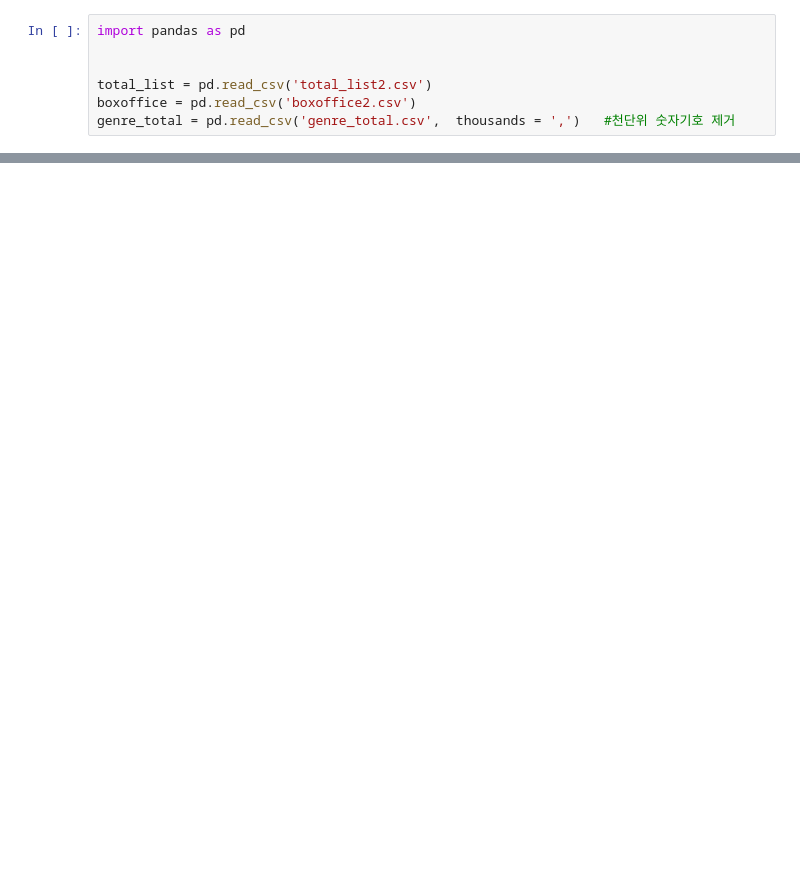
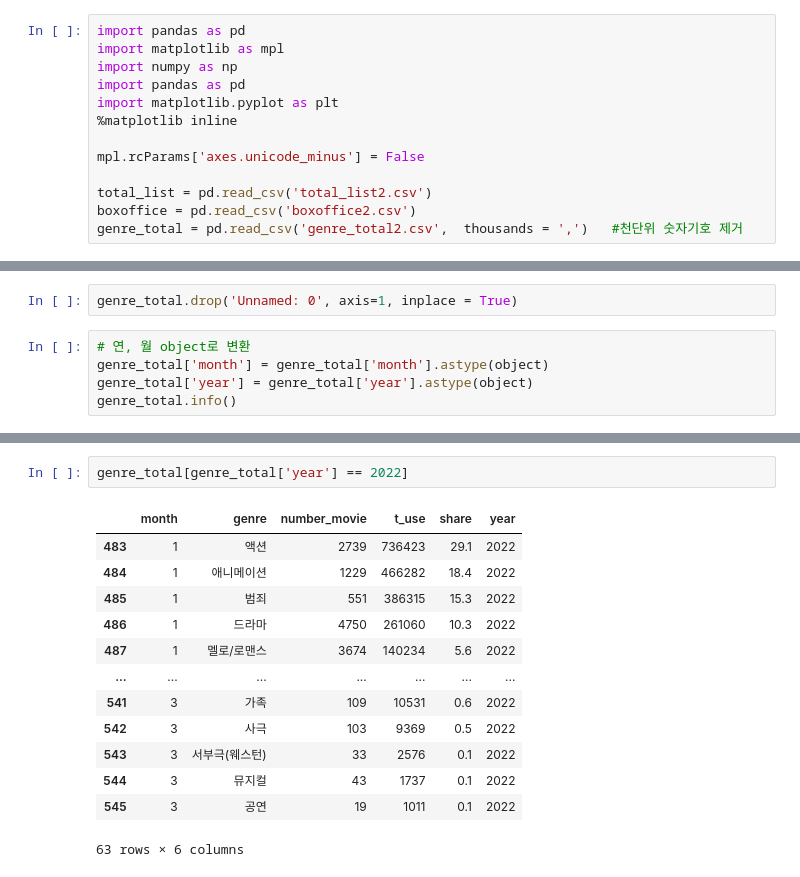
Before and after one commit to jeongmin5o/-DA-movie_covid19-analysis, a Jupyter notebook: mini_vis.ipynb, the cells around one changed output, grey strips where cells are left out. Cells and saved outputs as stored; diff of their text form; blank space fills up the shorter version.

```diff
--- a/mini_vis.ipynb
+++ b/mini_vis.ipynb
@@ -1,7 +1,13 @@
 # %%
 import pandas as pd
+import matplotlib as mpl
+import numpy as np
+import pandas as pd
+import matplotlib.pyplot as plt
+%matplotlib inline
 
+mpl.rcParams['axes.unicode_minus'] = False
 
 total_list = pd.read_csv('total_list2.csv')
 boxoffice = pd.read_csv('boxoffice2.csv')
-genre_total = pd.read_csv('genre_total.csv',  thousands = ',')   #천단위 숫자기호 제거
+genre_total = pd.read_csv('genre_total2.csv',  thousands = ',')   #천단위 숫자기호 제거
@@ -14,0 +55,7 @@ total_list.head(3)
+# %%
+genre_total.drop('Unnamed: 0', axis=1, inplace = True)
+# %%
+# 연, 월 object로 변환
+genre_total['month'] = genre_total['month'].astype(object)
+genre_total['year'] = genre_total['year'].astype(object)
+genre_total.info()
@@ -14,0 +76,16 @@ total_list.head(3)
+# %%
+genre_total[genre_total['year'] == 2022]
+# %% [output]
+|  | month | genre | number_movie | t_use | share | year |
+| 483 | 1 | 액션 | 2739 | 736423 | 29.1 | 2022 |
+| 484 | 1 | 애니메이션 | 1229 | 466282 | 18.4 | 2022 |
+| 485 | 1 | 범죄 | 551 | 386315 | 15.3 | 2022 |
+| 486 | 1 | 드라마 | 4750 | 261060 | 10.3 | 2022 |
+| 487 | 1 | 멜로/로맨스 | 3674 | 140234 | 5.6 | 2022 |
+| ... | ... | ... | ... | ... | ... | ... |
+| 541 | 3 | 가족 | 109 | 10531 | 0.6 | 2022 |
+| 542 | 3 | 사극 | 103 | 9369 | 0.5 | 2022 |
+| 543 | 3 | 서부극(웨스턴) | 33 | 2576 | 0.1 | 2022 |
+| 544 | 3 | 뮤지컬 | 43 | 1737 | 0.1 | 2022 |
+| 545 | 3 | 공연 | 19 | 1011 | 0.1 | 2022 |
+63 rows × 6 columns
```
Also changed, not shown: parts of 8 cells of this notebook.
